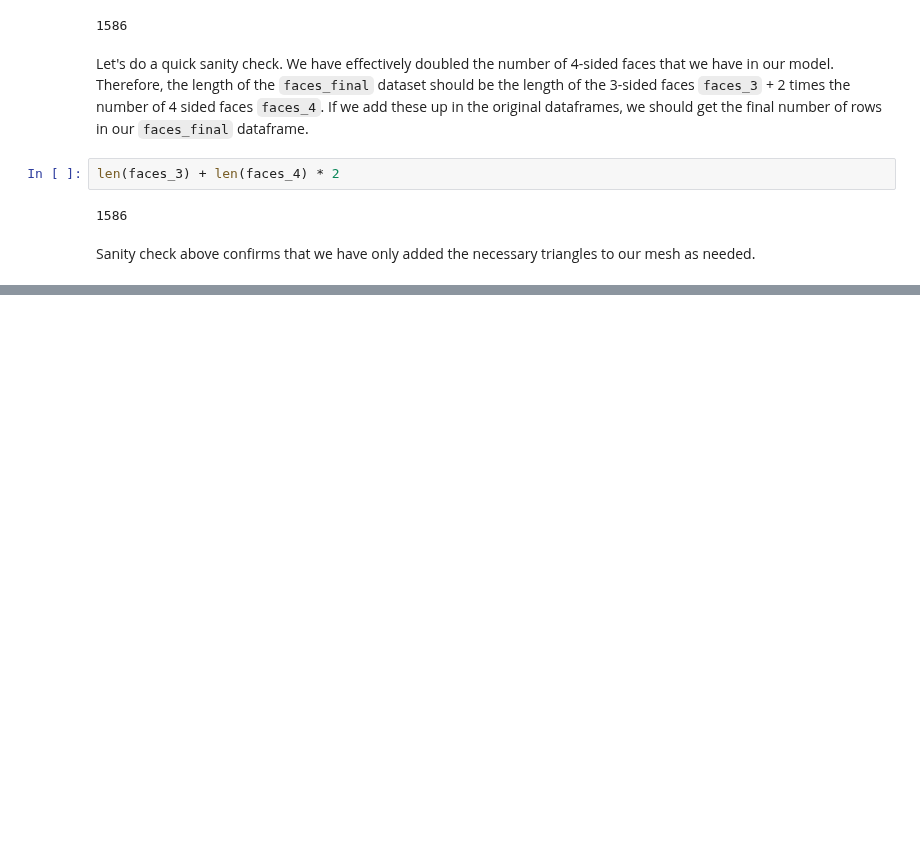
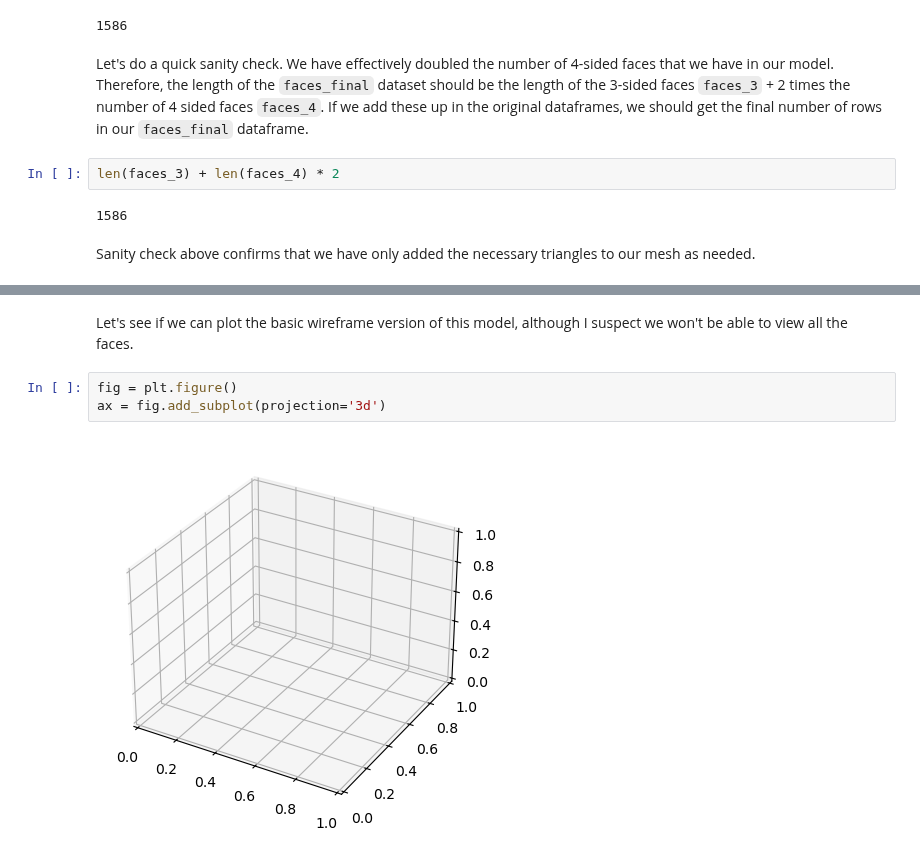
Before and after one commit to suryashch/3d_modelling, a Jupyter notebook: reducing-mesh-density/notebooks/obj-eda.ipynb, the cells around one changed output, grey strips where cells are left out. Saved outputs shown, nothing was run; the diff lists cells and outputs as text; blank space fills up the shorter version.

```diff
--- a/reducing-mesh-density/notebooks/obj-eda.ipynb
+++ b/reducing-mesh-density/notebooks/obj-eda.ipynb
@@ -646,0 +659,7 @@ Sanity check above confirms that we have only added the necessary triangles to o
+# %% [markdown]
+Let's see if we can plot the basic wireframe version of this model, although I suspect we won't be able to view all the faces.
+# %%
+fig = plt.figure()
+ax = fig.add_subplot(projection='3d')
+# %% [output]
+[figure, added]
```
Also changed, not shown: parts of 8 cells of this notebook.
